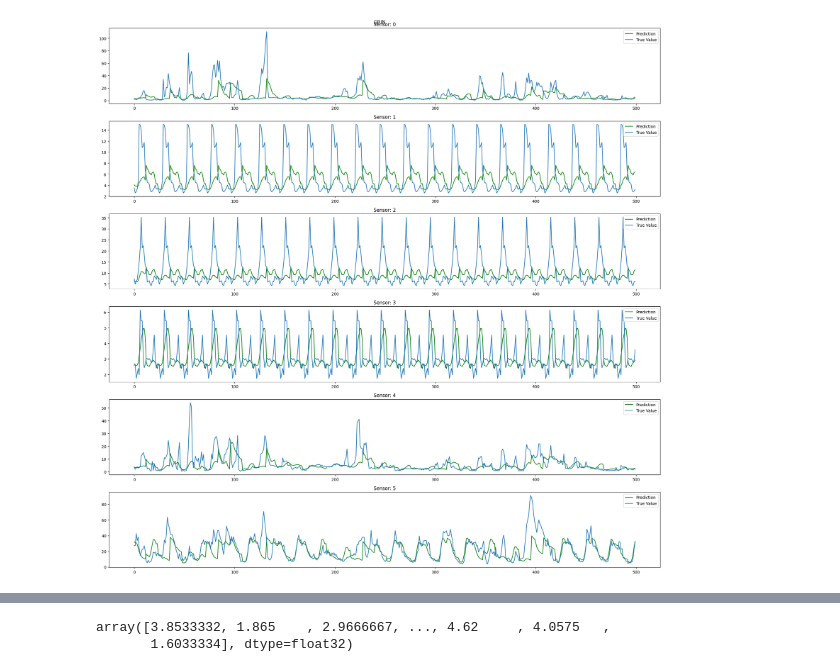
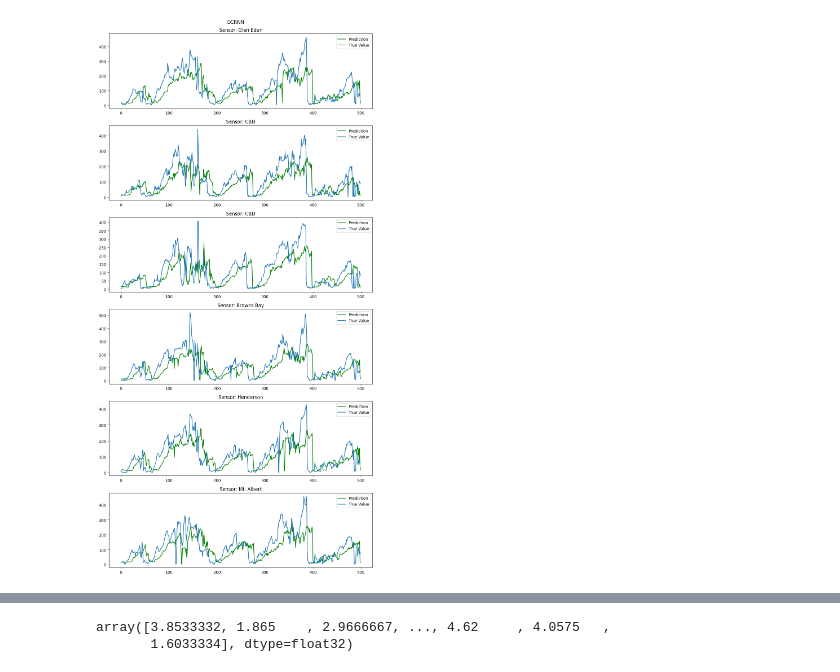
Before and after one commit to mattalajas/GEODE2025, a Jupyter notebook: Forecasting/pred.ipynb, the cells around one changed output, grey strips where cells are left out. Cells and saved outputs as stored; diff of their text form; code cells hidden in the pictures.

```diff
--- a/Forecasting/pred.ipynb
+++ b/Forecasting/pred.ipynb
@@ -187,0 +242,21 @@ Arguments ['edge_weight', 'edge_index'] are filtered out. Only args ['u', 'x'] a
+# %%
+titles = ['DCRNN', 'GRUGCN', 'GRU']
+
+for ind, deet in enumerate(deets):
+    model_rmses = []
+
+    for i in range(12):
+        y_hat = deet[0][:, i, :, :]
+        y_true = deet[1][:, i, :, :]
+        mask = deet[2]
+        rmse = numpy_metrics.rmse(y_hat, y_true, mask)
+
+        model_rmses.append(rmse)
+
+    plt.plot(range(1, len(model_rmses)+1), model_rmses, label=f'{titles[ind]}')
+
+plt.xlabel('Horizon')
+plt.ylabel('RMSE')
+plt.legend()
+plt.title('Model RMSE Over Horizons Levels: Beijing Dataset')
+plt.show()
@@ -187,0 +265,8 @@ Arguments ['edge_weight', 'edge_index'] are filtered out. Only args ['u', 'x'] a
+# %%
+df = dataset.dataframe()
+filt = df[df.index.to_series().between('2022-05-01', '2022-05-30')] # 4, 11
+plt.figure(figsize=(15,7))
+for i in range(1, 7):
+    plt.plot(filt[i, 0], label=f'{i}')
+    plt.legend()
+plt.show()
@@ -188,33 +285,38 @@ Arguments ['edge_weight', 'edge_index'] are filtered out. Only args ['u', 'x'] a
 # %%
 graph_hat = y_hat.reshape(y_hat.shape[0]*y_hat.shape[1], y_hat.shape[2], y_hat.shape[3])
 graph_true = y_true.reshape(y_true.shape[0]*y_true.shape[1], y_true.shape[2], y_true.shape[3])
 
+graph_hat = y_hat[:, 11, :, :]
+graph_true = y_true[:, 11, :, :]
+
 ranges = [0, 500]
 # indices = torch.where(torch.sum(dm.eval_mask, dim=0) > 0)[0]
 indices = list(range(y_hat.shape[2]))
+sensors = ['Glen Eden','CBD','CBD','Browns Bay','Henderson','Mt. Albert']
+indices = list(range(6))
 
 if len(indices) == 1:
     plt.figure(figsize=(15,7))
     plt.plot(graph_hat[ranges[0]:ranges[1], indices[0], 0], color='g', label='Prediction')
     plt.plot(graph_true[ranges[0]:ranges[1], indices[0], 0], label='True Value')
-    plt.title(f'GRIN, Sensor: {indices[0]}')
+    plt.title(f'GRU, Sensor: {sensors[indices[0]]}')
     plt.legend()
     plt.show()
 
 else:
-    fig, axs = plt.subplots(len(indices), 1, figsize=(20,20))
+    fig, axs = plt.subplots(len(indices), 1, figsize=(10,20))
 
     for i, ax in enumerate(axs.flatten()):
         ax.plot(graph_hat[ranges[0]:ranges[1], indices[i], 0], color='g', label='Prediction')
         ax.plot(graph_true[ranges[0]:ranges[1], indices[i], 0], label='True Value')
-        ax.set_title(f'Sensor: {indices[i]}')
+        ax.set_title(f'Sensor: {sensors[indices[i]]}')
         ax.legend()
 
-    fig.suptitle('GRIN')
+    fig.suptitle('DCRNN', y=0.99)
     fig.tight_layout()
     plt.show()
 # %% [output]
-[figure, old version]
+[figure, new version]
 # %%
 dm.test_slice
 # %% [output]
```
Also changed, not shown: parts of 16 cells of this notebook, 17 other files.
